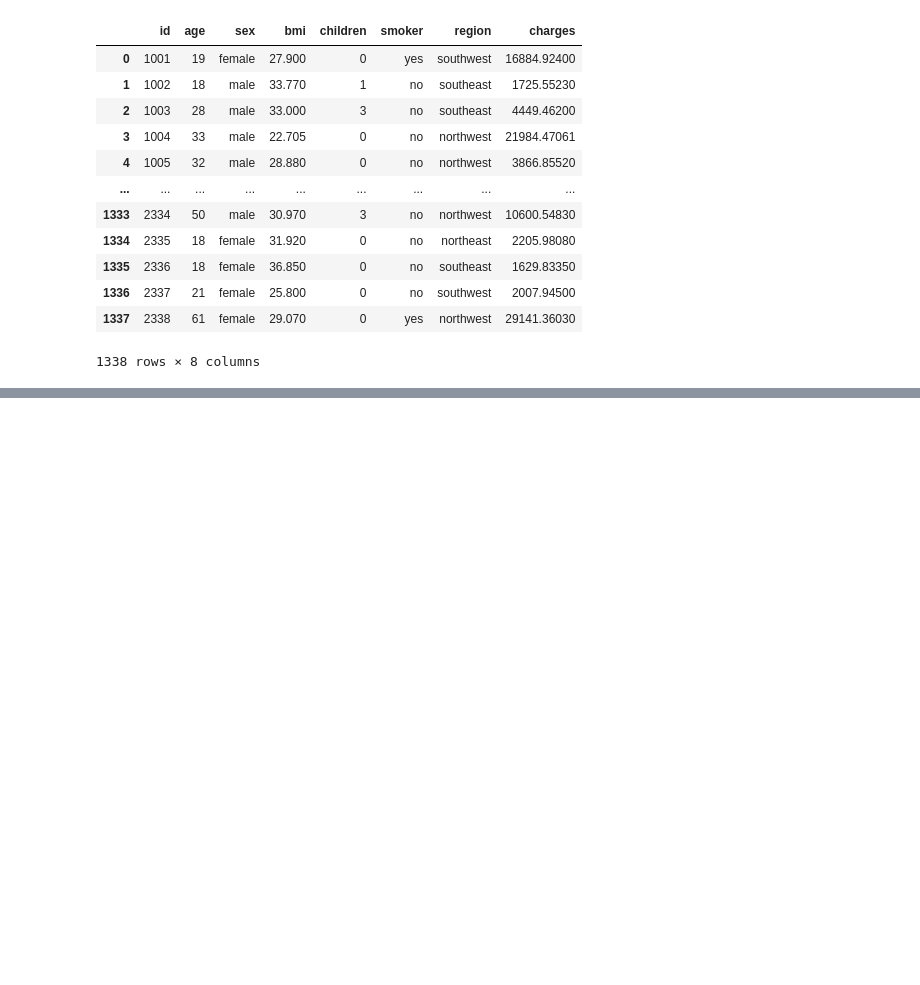
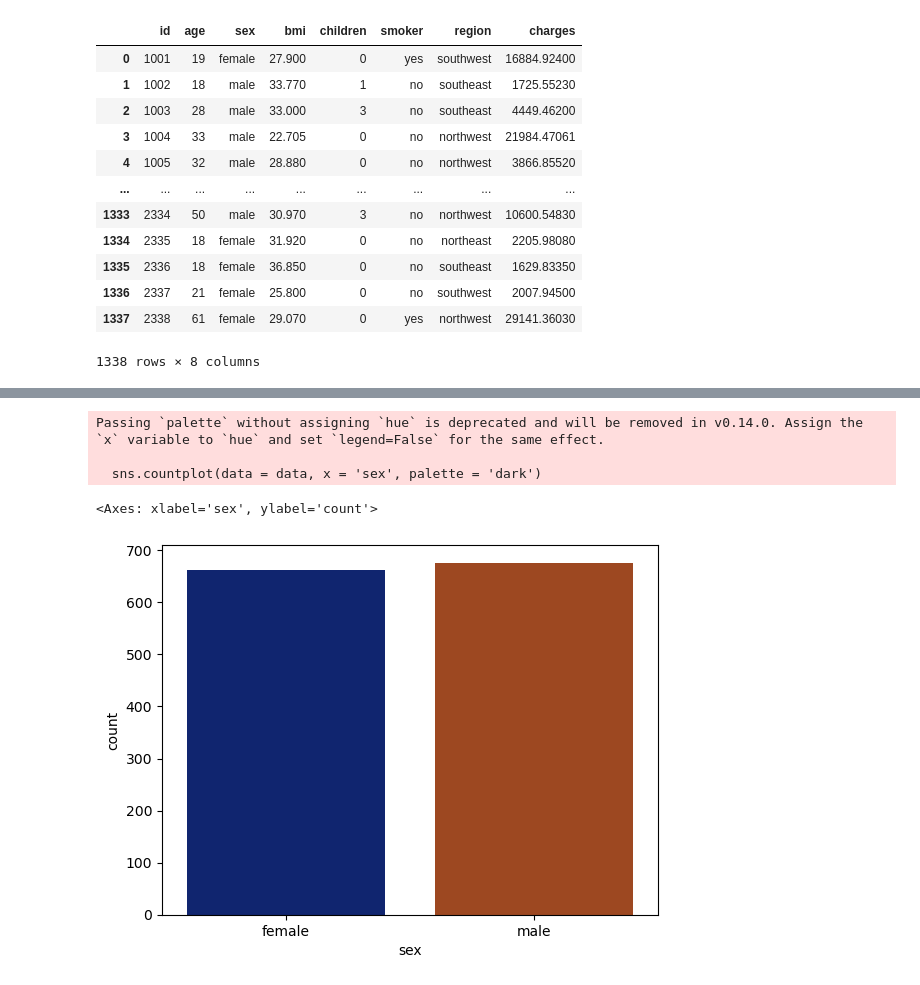
Before and after one commit to Sravistcott23/Python-for-Data-Analytics-II-class-work-Madhan-Poovaiah-MJ--2423335, a Jupyter notebook: regression.ipynb, the cells around one changed output, grey strips where cells are left out. Saved outputs shown, nothing was run; the diff lists cells and outputs as text; code cells hidden in the pictures; blank space fills up the shorter version.

```diff
--- a/regression.ipynb
+++ b/regression.ipynb
@@ -17,8 +17,8 @@ print(os.getcwd())
 import os
 os.chdir('/Users/madhanmj/Downloads/New ')
 # %%
-ins=pd.read_csv('insurance - insurance.csv')
-ins.info()
+data=pd.read_csv('insurance - insurance.csv')
+data.info()
 # %% [output]
 <class 'pandas.core.frame.DataFrame'>
 RangeIndex: 1338 entries, 0 to 1337
@@ -55,0 +54,3 @@ ins
+# %%
+data = data.drop('id', axis=1)
+data.info()
@@ -56,3 +72,8 @@ ins
 # %%
-trn = ins.iloc[0:1000,]
-tst = ins.iloc[1000:1338,]
+sns.countplot(data = data, x = 'sex', palette = 'dark')
+# %% [output]
+Passing `palette` without assigning `hue` is deprecated and will be removed in v0.14.0. Assign the `x` variable to `hue` and set `legend=False` for the same effect.
+
+  sns.countplot(data = data, x = 'sex', palette = 'dark')
+<Axes: xlabel='sex', ylabel='count'>
+[figure, added]
```
Also changed, not shown: parts of 23 cells of this notebook.
